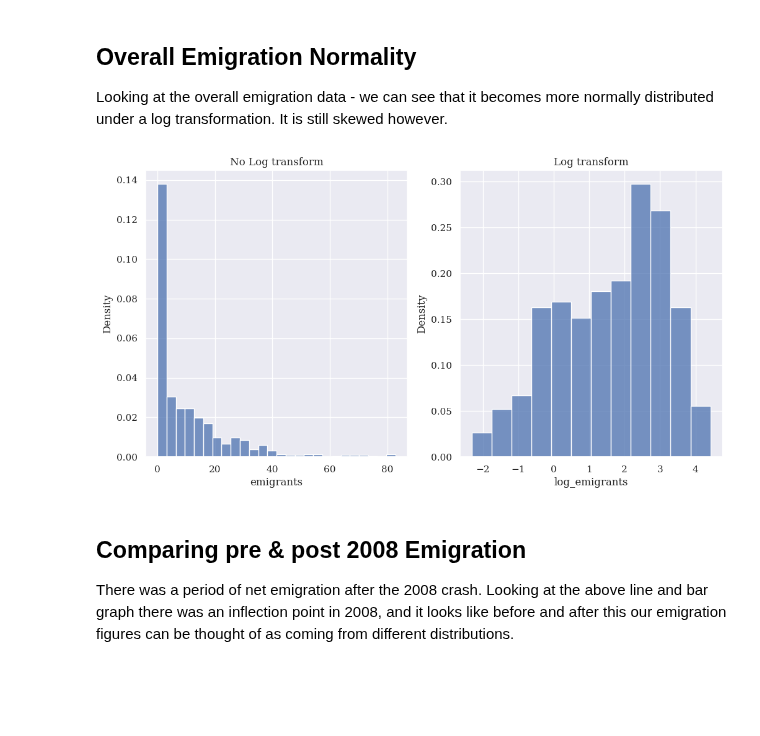
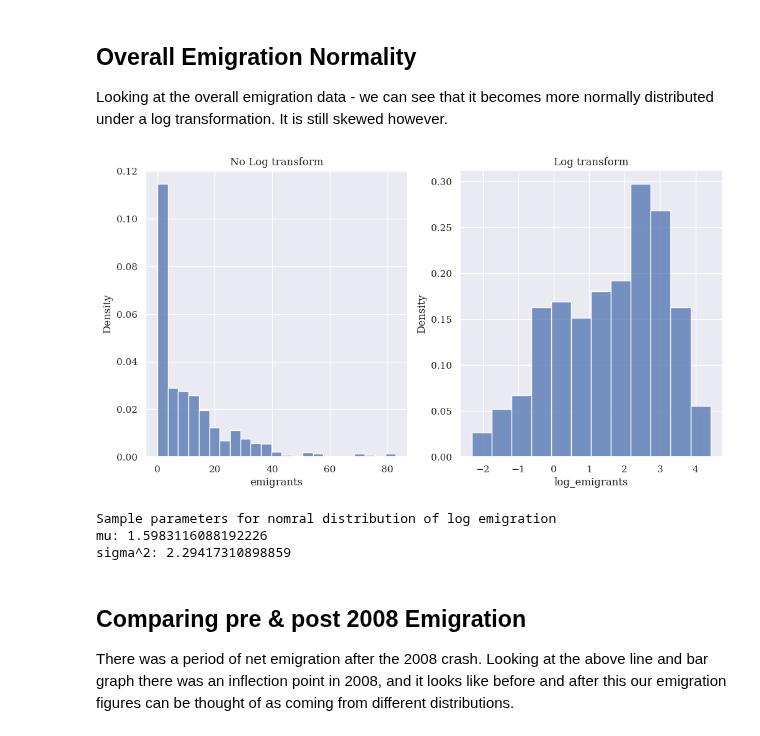
Before and after one commit to step-hen-burke/ca1, a Jupyter notebook: population_and_emigration_analysis.ipynb, the cells around one changed output. Saved outputs shown, nothing was run; the diff lists cells and outputs as text; code cells hidden in the pictures; blank space fills up the shorter version.

```diff
--- a/population_and_emigration_analysis.ipynb
+++ b/population_and_emigration_analysis.ipynb
@@ -985,14 +986,24 @@ Looking at the overall emigration data - we can see that it becomes more normall
 # %%
 emigration_df = repivoted_migration_df.reset_index().copy()
 emigration_df['emigrants'] = abs(emigration_df['Emigrants: All destinations'])
+
+# some of these are 0 so will go to -Inf
 emigration_df['log_emigrants'] = np.log(abs(emigration_df['Emigrants: All destinations']))
 
 fig, axs = plt.subplots(nrows=1, ncols=2, figsize=(12, 6), sharex=False, sharey=False)
 for name, column, ax in zip(["No Log transform", "Log transform"], ['emigrants', 'log_emigrants'], axs.ravel()):
-    sns.histplot(emigration_df, x=column, ax=ax, stat='density')
+    sns.histplot(emigration_df.loc[emigration_df['emigrants'] != 0], x=column, ax=ax, stat='density')
     ax.set_title(name)
 # %% [output]
-[figure, old version]
+[figure, new version]
+# %%
+print('Sample parameters for nomral distribution of log emigration')
+print('mu:', np.mean(emigration_df.loc[emigration_df['emigrants'] != 0, 'log_emigrants']))
+print('sigma^2:', np.var(emigration_df.loc[emigration_df['emigrants'] != 0, 'log_emigrants']))
+# %% [output]
+Sample parameters for nomral distribution of log emigration
+mu: 1.5983116088192226
+sigma^2: 2.29417310898859
 # %% [markdown]
 ## Comparing pre & post 2008 Emigration
 
```
Also changed, not shown: parts of 13 cells of this notebook.
